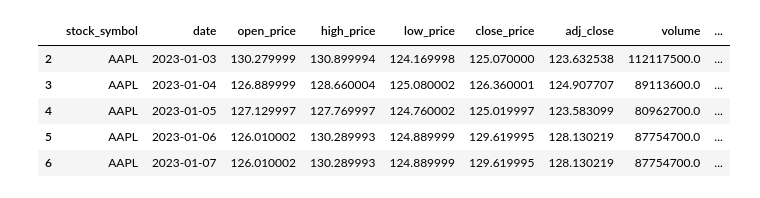
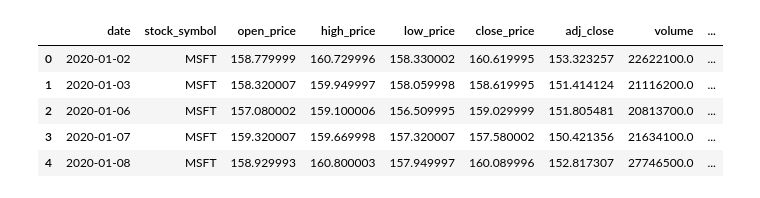
Before and after one commit to w1nsl/stock-prediction, a Jupyter notebook: notebooks/database_connection_testing.ipynb, the cells around one changed output. Saved outputs shown, nothing was run; the diff lists cells and outputs as text; code cells hidden in the pictures.

```diff
--- a/notebooks/database_connection_testing.ipynb
+++ b/notebooks/database_connection_testing.ipynb
@@ -19,57 +30,19 @@ Tables in Neon DB: ['daily_article_sentiment', 'us_economic_data_daily', 'stock_
-# %%
-# Step 1: Create a direct connection using psycopg2
-conn = psycopg2.connect(
-    host="ep-small-flower-a1nl3blu-pooler.ap-southeast-1.aws.neon.tech",
-    database="neondb",
-    user="neondb_owner",
-    password="npg_wsYAPzmg0I8S",
-    sslmode="require"
-)
-
-# Step 2: Load tables into pandas
-df_sentiment = pd.read_sql("SELECT * FROM daily_article_sentiment", conn)
-df_stock = pd.read_sql("SELECT * FROM stock_data", conn)
-df_macro = pd.read_sql("SELECT * FROM us_economic_data_daily", conn)
-
-# Step 3: Convert date columns
-df_sentiment['date'] = pd.to_datetime(df_sentiment['date'])
-df_stock['date'] = pd.to_datetime(df_stock['date'])
-df_macro['date'] = pd.to_datetime(df_macro['date'])
-
-# Step 4: Align stock_symbol column for merging
-df_stock = df_stock.rename(columns={"ticker": "stock_symbol"})
-
-# Step 5: Merge datasets
-merged = pd.merge(df_stock, df_sentiment, on=["stock_symbol", "date"], how="outer")
-final_merged = pd.merge(merged, df_macro, on="date", how="outer")
-
-# Step 6: Sort and reset index
-final_merged = final_merged.sort_values(by=["stock_symbol", "date"]).reset_index(drop=True)
-
-# Step 7: Fill missing stock prices — backfill then forward-fill per stock
-price_cols = [
-    'open_price', 'high_price', 'low_price', 'close_price', 'adj_close', 'volume',
-    'gdp', 'real_gdp', 'unemployment_rate', 'cpi', 'fed_funds_rate', 'sp500'
-]
-for col in price_cols:
-    final_merged[col] = final_merged.groupby("stock_symbol")[col].transform(lambda g: g.ffill())
-
-# Drop any remaining rows with missing values
-final_merged = final_merged.dropna(subset=price_cols)
-# Step 8: Fill sentiment and macro features
-final_merged['daily_sentiment'] = final_merged['daily_sentiment'].fillna(0)
-final_merged['article_count'] = final_merged['article_count'].fillna(0)
-final_merged['sentiment_std'] = final_merged['sentiment_std'].fillna(0)
-
-# Step 9: Create binary hasSentiment flag
-final_merged['hasSentiment'] = final_merged['article_count'].apply(lambda x: 1 if x > 0 else 0)
-
-# Step 10: Preview cleaned, ready-to-use merged dataset
-final_merged.head()
-# %% [output]
-|  | stock_symbol | date | open_price | high_price | low_price | close_price | adj_close | volume | ... |
-| 2 | AAPL | 2023-01-03 | 130.279999 | 130.899994 | 124.169998 | 125.070000 | 123.632538 | 112117500.0 | ... |
-| 3 | AAPL | 2023-01-04 | 126.889999 | 128.660004 | 125.080002 | 126.360001 | 124.907707 | 89113600.0 | ... |
-| 4 | AAPL | 2023-01-05 | 127.129997 | 127.769997 | 124.760002 | 125.019997 | 123.583099 | 80962700.0 | ... |
-| 5 | AAPL | 2023-01-06 | 126.010002 | 130.289993 | 124.889999 | 129.619995 | 128.130219 | 87754700.0 | ... |
-| 6 | AAPL | 2023-01-07 | 126.010002 | 130.289993 | 124.889999 | 129.619995 | 128.130219 | 87754700.0 | ... |
+# %%
+conn = psycopg2.connect(
+    host=os.getenv("DB_HOST"),
+    database=os.getenv("DB_NAME"),
+    user=os.getenv("DB_USER"),
+    password=os.getenv("DB_PASSWORD"),
+    sslmode=os.getenv("DB_SSLMODE")
+)
+
+df = pd.read_sql("SELECT * FROM merged_stock_data", conn)
+
+df.head()
+# %% [output]
+|  | date | stock_symbol | open_price | high_price | low_price | close_price | adj_close | volume | ... |
+| 0 | 2020-01-02 | MSFT | 158.779999 | 160.729996 | 158.330002 | 160.619995 | 153.323257 | 22622100.0 | ... |
+| 1 | 2020-01-03 | MSFT | 158.320007 | 159.949997 | 158.059998 | 158.619995 | 151.414124 | 21116200.0 | ... |
+| 2 | 2020-01-06 | MSFT | 157.080002 | 159.100006 | 156.509995 | 159.029999 | 151.805481 | 20813700.0 | ... |
+| 3 | 2020-01-07 | MSFT | 159.320007 | 159.669998 | 157.320007 | 157.580002 | 150.421356 | 21634100.0 | ... |
+| 4 | 2020-01-08 | MSFT | 158.929993 | 160.800003 | 157.949997 | 160.089996 | 152.817307 | 27746500.0 | ... |
```
Also changed, not shown: parts of 5 cells of this notebook, 3 other files.
